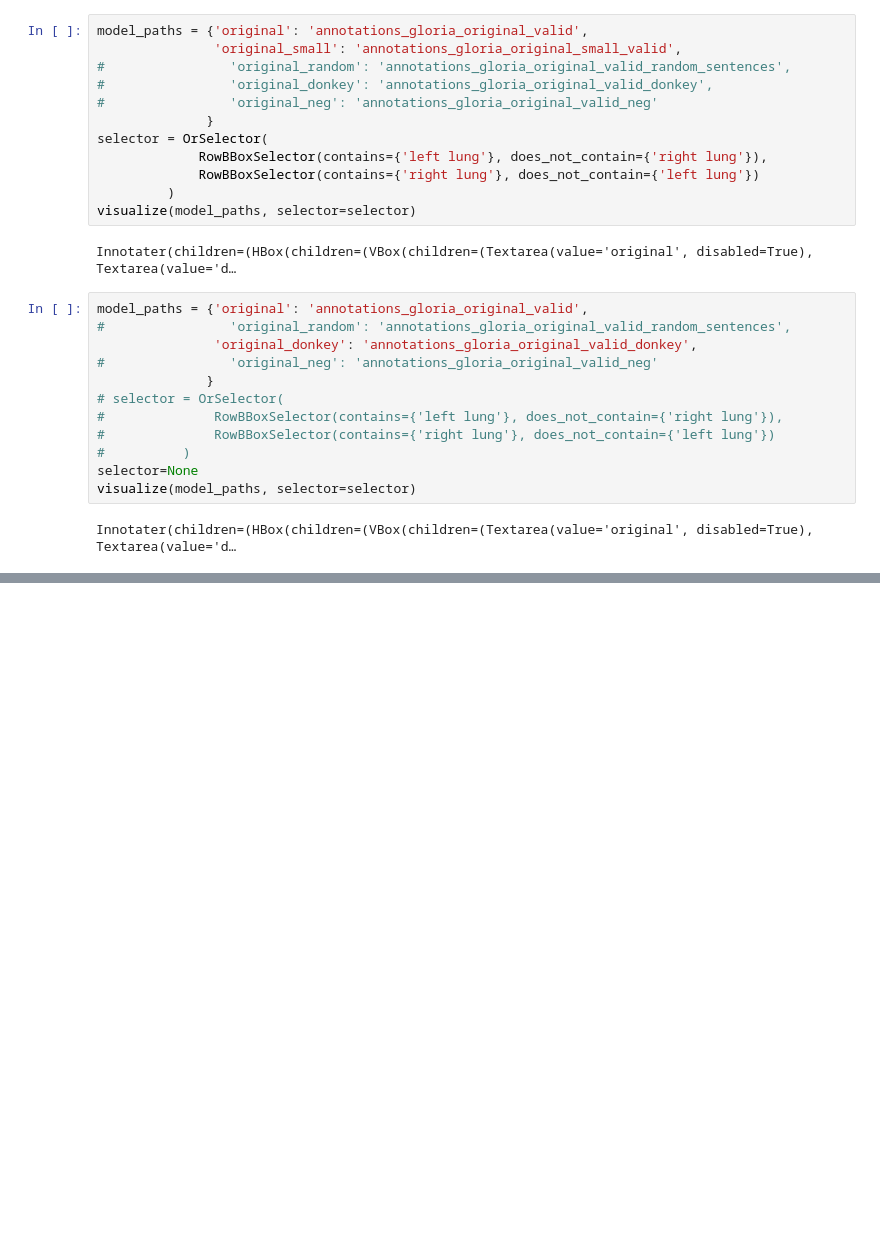
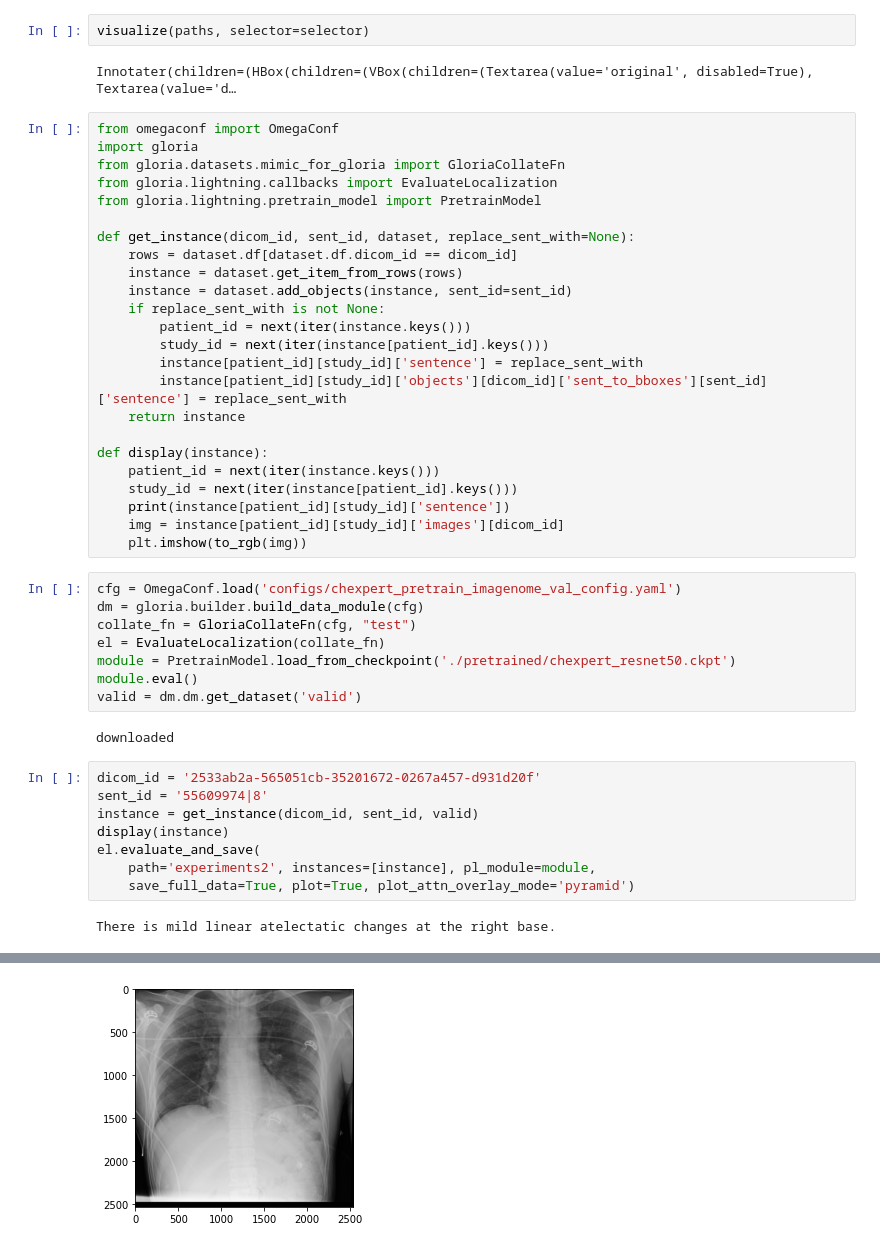
Before and after one commit to strongbeamsprout/gloria-nlp-project, a Jupyter notebook: compare_model_outs.ipynb, the cells around one changed output, grey strips where cells are left out. Cells and saved outputs as stored; diff of their text form; blank space fills up the shorter version.

```diff
--- a/compare_model_outs.ipynb
+++ b/compare_model_outs.ipynb
@@ -97,28 +75,48 @@ Innotater(children=(HBox(children=(VBox(children=(Textarea(value='original', dis
-# %%
-model_paths = {'original': 'annotations_gloria_original_valid',
-               'original_small': 'annotations_gloria_original_small_valid',
-#                'original_random': 'annotations_gloria_original_valid_random_sentences',
-#                'original_donkey': 'annotations_gloria_original_valid_donkey',
-#                'original_neg': 'annotations_gloria_original_valid_neg'
-              }
-selector = OrSelector(
-             RowBBoxSelector(contains={'left lung'}, does_not_contain={'right lung'}),
-             RowBBoxSelector(contains={'right lung'}, does_not_contain={'left lung'})
-         )
-visualize(model_paths, selector=selector)
-# %% [output]
-Innotater(children=(HBox(children=(VBox(children=(Textarea(value='original', disabled=True), Textarea(value='d…
-# %%
-model_paths = {'original': 'annotations_gloria_original_valid',
-#                'original_random': 'annotations_gloria_original_valid_random_sentences',
-               'original_donkey': 'annotations_gloria_original_valid_donkey',
-#                'original_neg': 'annotations_gloria_original_valid_neg'
-              }
-# selector = OrSelector(
-#              RowBBoxSelector(contains={'left lung'}, does_not_contain={'right lung'}),
-#              RowBBoxSelector(contains={'right lung'}, does_not_contain={'left lung'})
-#          )
-selector=None
-visualize(model_paths, selector=selector)
-# %% [output]
-Innotater(children=(HBox(children=(VBox(children=(Textarea(value='original', disabled=True), Textarea(value='d…
+# %%
+visualize(paths, selector=selector)
+# %% [output]
+Innotater(children=(HBox(children=(VBox(children=(Textarea(value='original', disabled=True), Textarea(value='d…
+# %%
+from omegaconf import OmegaConf
+import gloria
+from gloria.datasets.mimic_for_gloria import GloriaCollateFn
+from gloria.lightning.callbacks import EvaluateLocalization
+from gloria.lightning.pretrain_model import PretrainModel
+
+def get_instance(dicom_id, sent_id, dataset, replace_sent_with=None):
+    rows = dataset.df[dataset.df.dicom_id == dicom_id]
+    instance = dataset.get_item_from_rows(rows)
+    instance = dataset.add_objects(instance, sent_id=sent_id)
+    if replace_sent_with is not None:
+        patient_id = next(iter(instance.keys()))
+        study_id = next(iter(instance[patient_id].keys()))
+        instance[patient_id][study_id]['sentence'] = replace_sent_with
+        instance[patient_id][study_id]['objects'][dicom_id]['sent_to_bboxes'][sent_id]['sentence'] = replace_sent_with
+    return instance
+
+def display(instance):
+    patient_id = next(iter(instance.keys()))
+    study_id = next(iter(instance[patient_id].keys()))
+    print(instance[patient_id][study_id]['sentence'])
+    img = instance[patient_id][study_id]['images'][dicom_id]
+    plt.imshow(to_rgb(img))
+# %%
+cfg = OmegaConf.load('configs/chexpert_pretrain_imagenome_val_config.yaml')
+dm = gloria.builder.build_data_module(cfg)
+collate_fn = GloriaCollateFn(cfg, "test")
+el = EvaluateLocalization(collate_fn)
+module = PretrainModel.load_from_checkpoint('./pretrained/chexpert_resnet50.ckpt')
+module.eval()
+valid = dm.dm.get_dataset('valid')
+# %% [output]
+downloaded
+# %%
+dicom_id = '2533ab2a-565051cb-35201672-0267a457-d931d20f'
+sent_id = '55609974|8'
+instance = get_instance(dicom_id, sent_id, valid)
+display(instance)
+el.evaluate_and_save(
+    path='experiments2', instances=[instance], pl_module=module,
+    save_full_data=True, plot=True, plot_attn_overlay_mode='pyramid')
+# %% [output]
+There is mild linear atelectatic changes at the right base.
@@ -124,0 +140 @@ Innotater(children=(HBox(children=(VBox(children=(Textarea(value='original', dis
+[figure, added]
```
Also changed, not shown: parts of 12 cells of this notebook, 12 other files.
